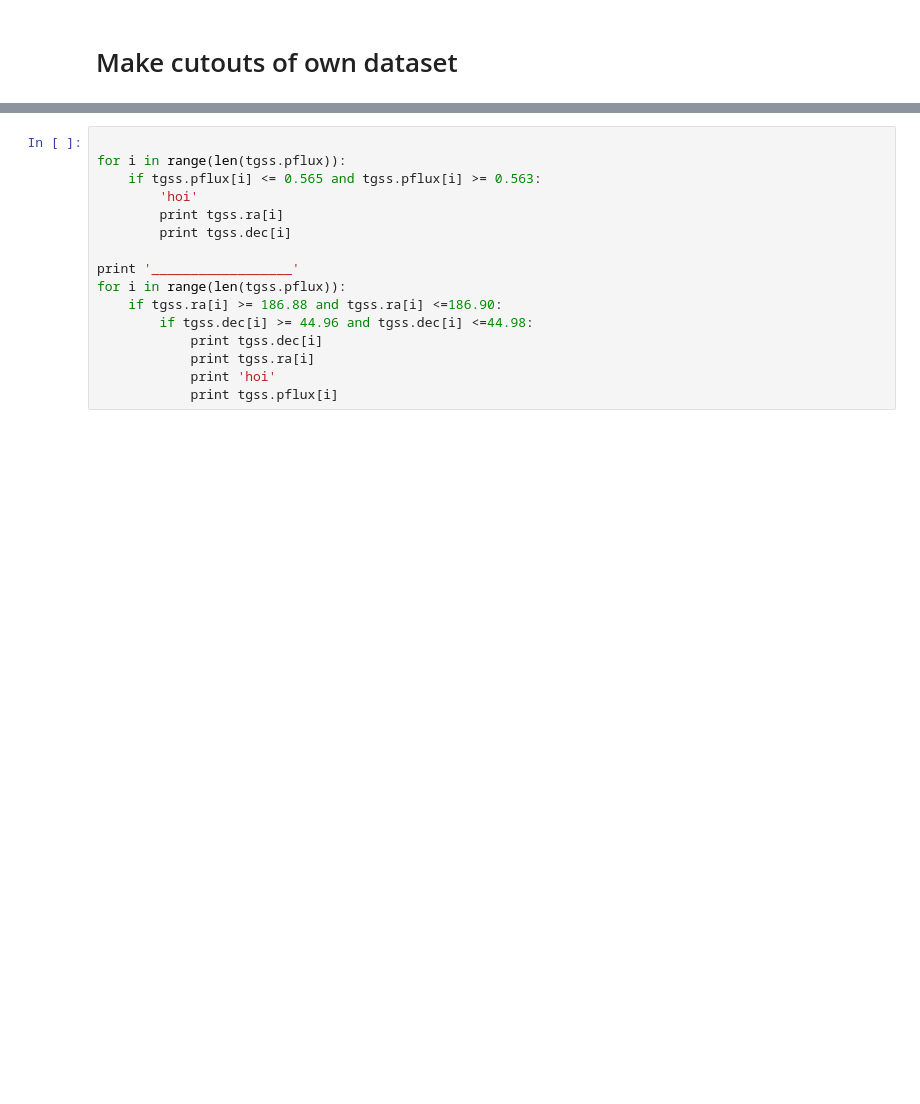
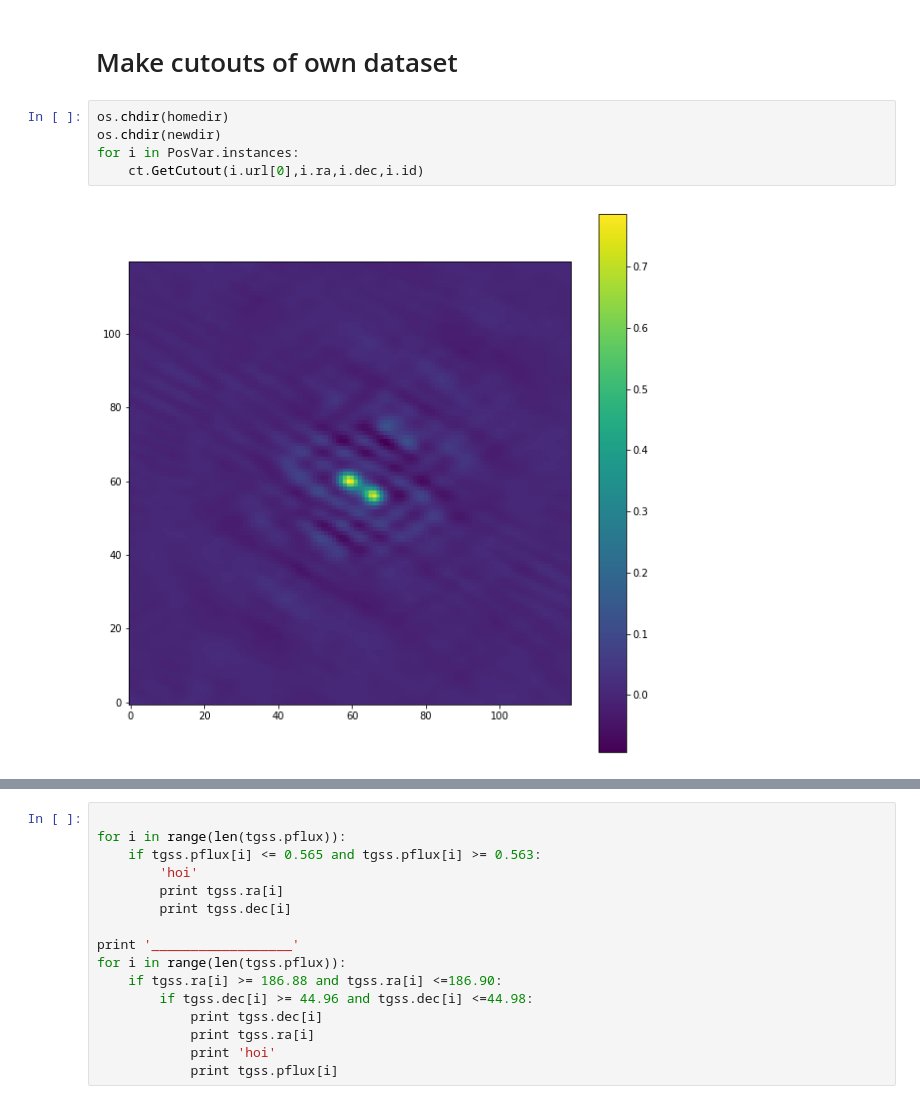
Before and after one commit to Kriandir/KrieksNotebook, a Jupyter notebook: KrieksTransients/FinalSortingTransientsbyKriek.ipynb, the cells around one changed output, grey strips where cells are left out. Drawn from its saved outputs; the diff is of its cells as text; blank space fills up the shorter version.

```diff
--- a/KrieksTransients/FinalSortingTransientsbyKriek.ipynb
+++ b/KrieksTransients/FinalSortingTransientsbyKriek.ipynb
@@ -1386,3 +1437,10 @@ No.    Name      Ver    Type      Cards   Dimensions   Format
 [figure]
 # %% [markdown]
 # Make cutouts of own dataset
+# %%
+os.chdir(homedir)
+os.chdir(newdir)
+for i in PosVar.instances:
+    ct.GetCutout(i.url[0],i.ra,i.dec,i.id)
+# %% [output]
+[figure, added]
```
Also changed, not shown: parts of 18 cells of this notebook, 11 other files.
